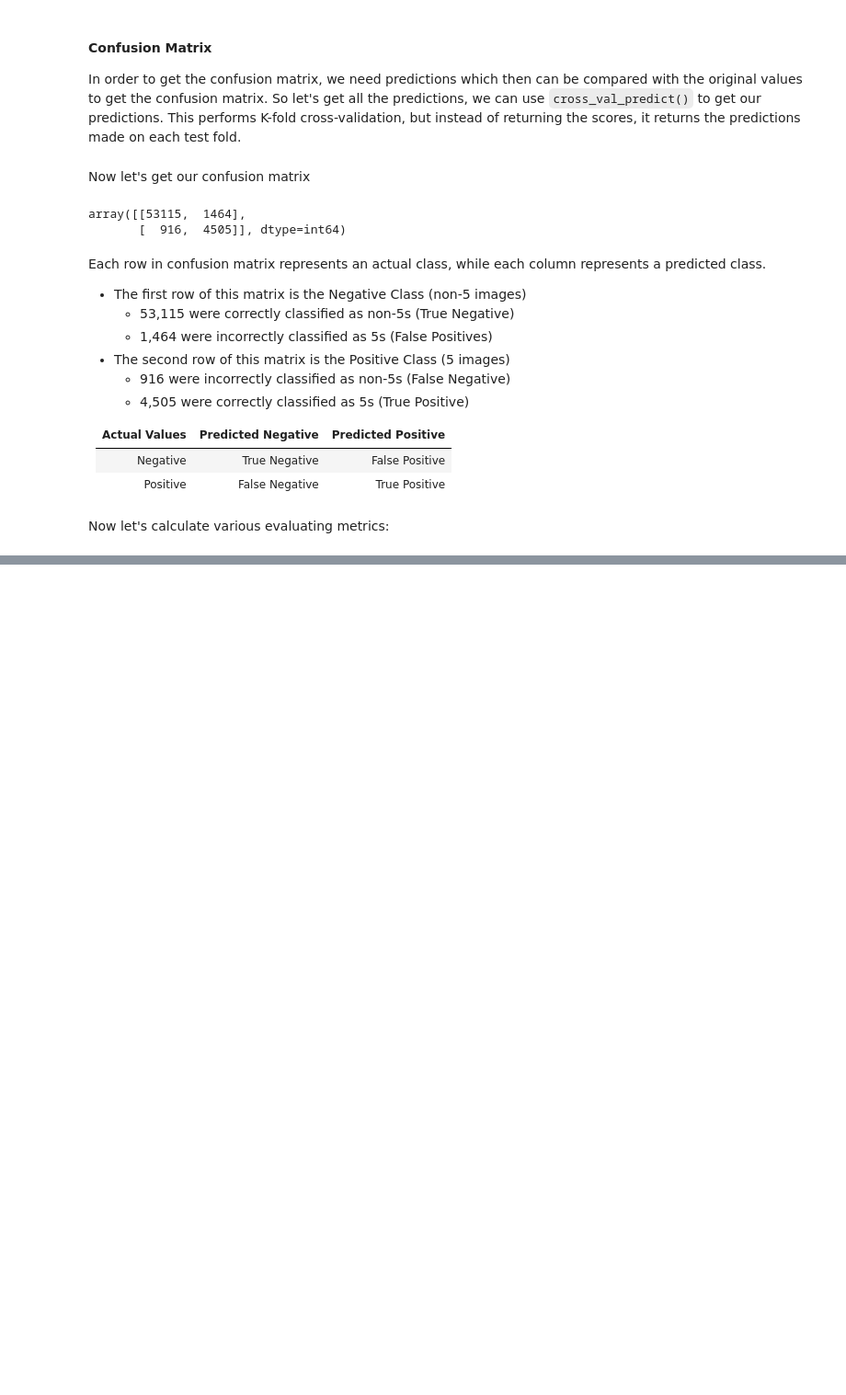
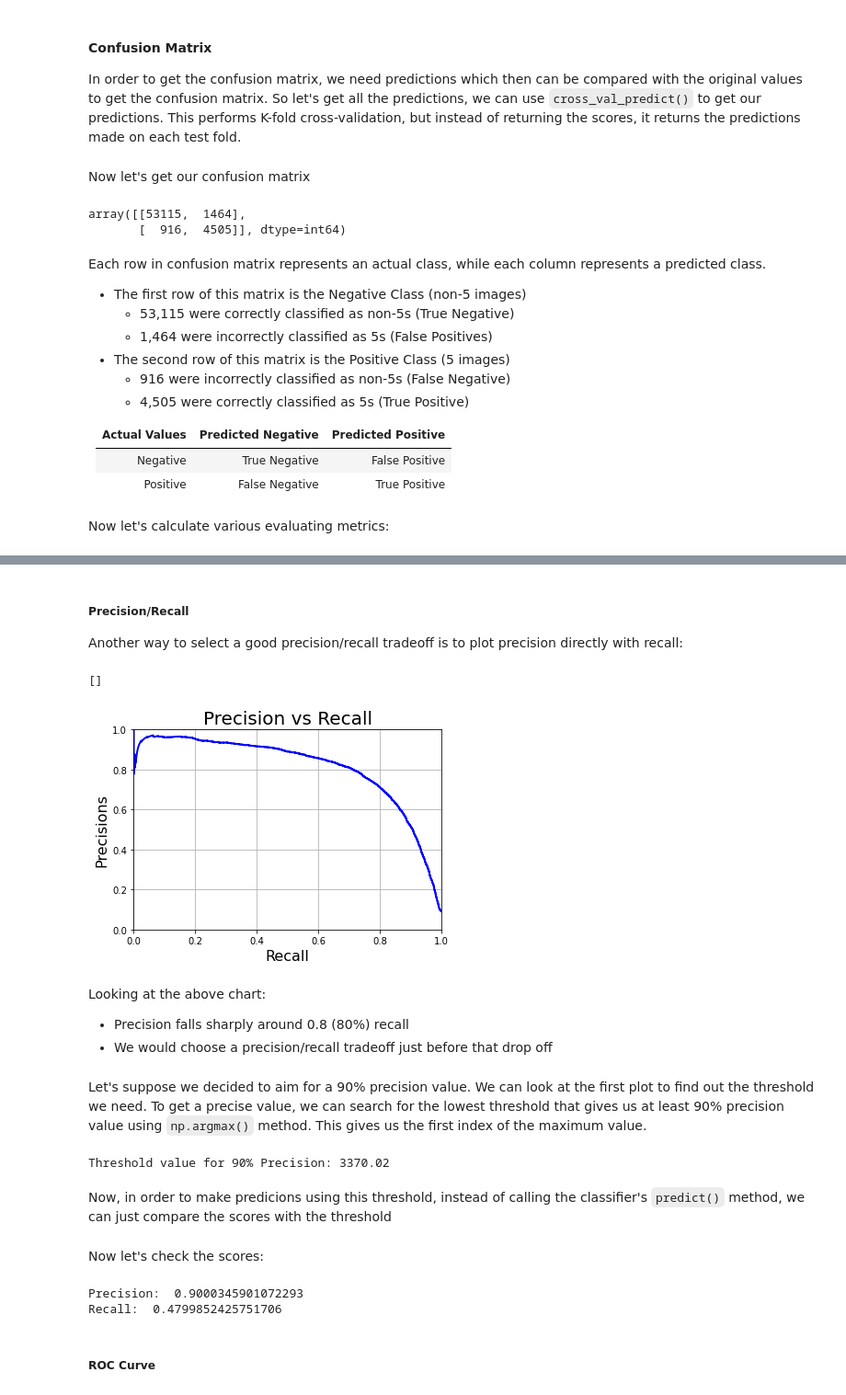
Before and after one commit to preetparmar/Machine-Learning, a Jupyter notebook: Jupyter Notebooks/MNIST Data.ipynb, the cells around one changed output, grey strips where cells are left out. Shown at 92% size. Drawn from its saved outputs; the diff is of its cells as text; code cells hidden in the pictures; blank space fills up the shorter version.

```diff
--- a/Jupyter Notebooks/MNIST Data.ipynb
+++ b/Jupyter Notebooks/MNIST Data.ipynb
@@ -167,0 +249,27 @@ F1 Score:  79.10%
+# %% [markdown]
+##### Precision/Recall
+Another way to select a good precision/recall tradeoff is to plot precision directly with recall:
+# %%
+plt.plot(sgd_recalls, sgd_precisions, 'b-', linewidth=2)
+plt.xlabel('Recall', fontsize=16)
+plt.ylabel('Precisions', fontsize=16)
+plt.title('Precision vs Recall', fontsize=20)
+plt.axis([0, 1, 0, 1])
+plt.grid()
+plt.plot()
+# %% [output]
+[]
+[figure, added]
+# %% [markdown]
+Looking at the above chart:
+- Precision falls sharply around 0.8 (80%) recall
+- We would choose a precision/recall tradeoff just before that drop off
+# %% [markdown]
+Let's suppose we decided to aim for a 90% precision value. We can look at the first plot to find out the threshold we need. To get a precise value, we can search for the lowest threshold that gives us at least 90% precision value using `np.argmax()` method. This gives us the first index of the maximum value.
+# %%
+sgd_threshold_90_precision = sgd_thresholds[np.argmax(sgd_precisions >= 0.90)]
+print(f'Threshold value for 90% Precision: {round(sgd_threshold_90_precision, 2)}')
+# %% [output]
+Threshold value for 90% Precision: 3370.02
+# %% [markdown]
+Now, in order to make predicions using this threshold, instead of calling the classifier's `predict()` method, we can just compare the scores with the threshold
@@ -167,0 +278,10 @@ F1 Score:  79.10%
+# %% [markdown]
+Now let's check the scores:
+# %%
+print('Precision: ', precision_score(y_train_5, sgd_y_train_pred_90))
+print('Recall: ', recall_score(y_train_5, sgd_y_train_pred_90))
+# %% [output]
+Precision:  0.9000345901072293
+Recall:  0.4799852425751706
+# %% [markdown]
+##### ROC Curve
```
Also changed, not shown: parts of 84 cells of this notebook.
